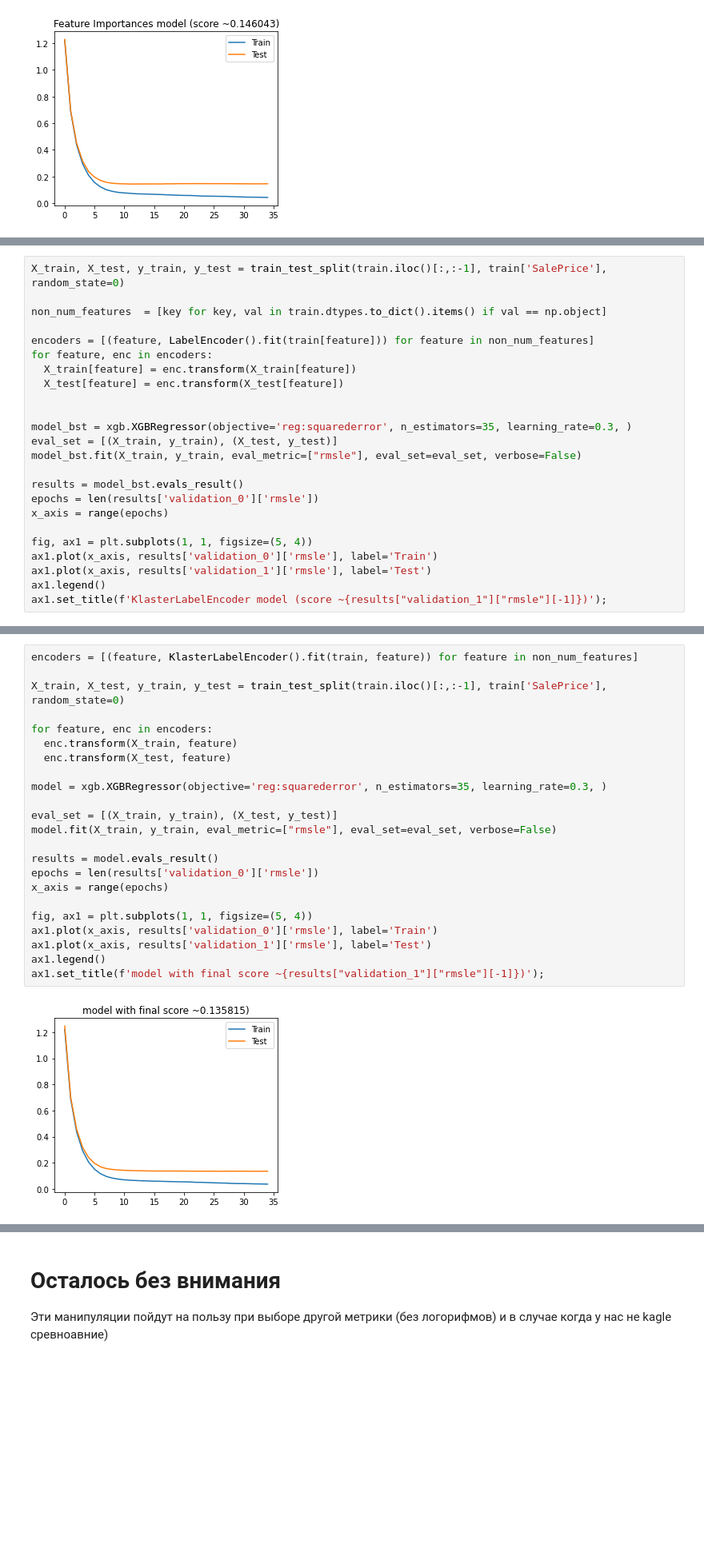
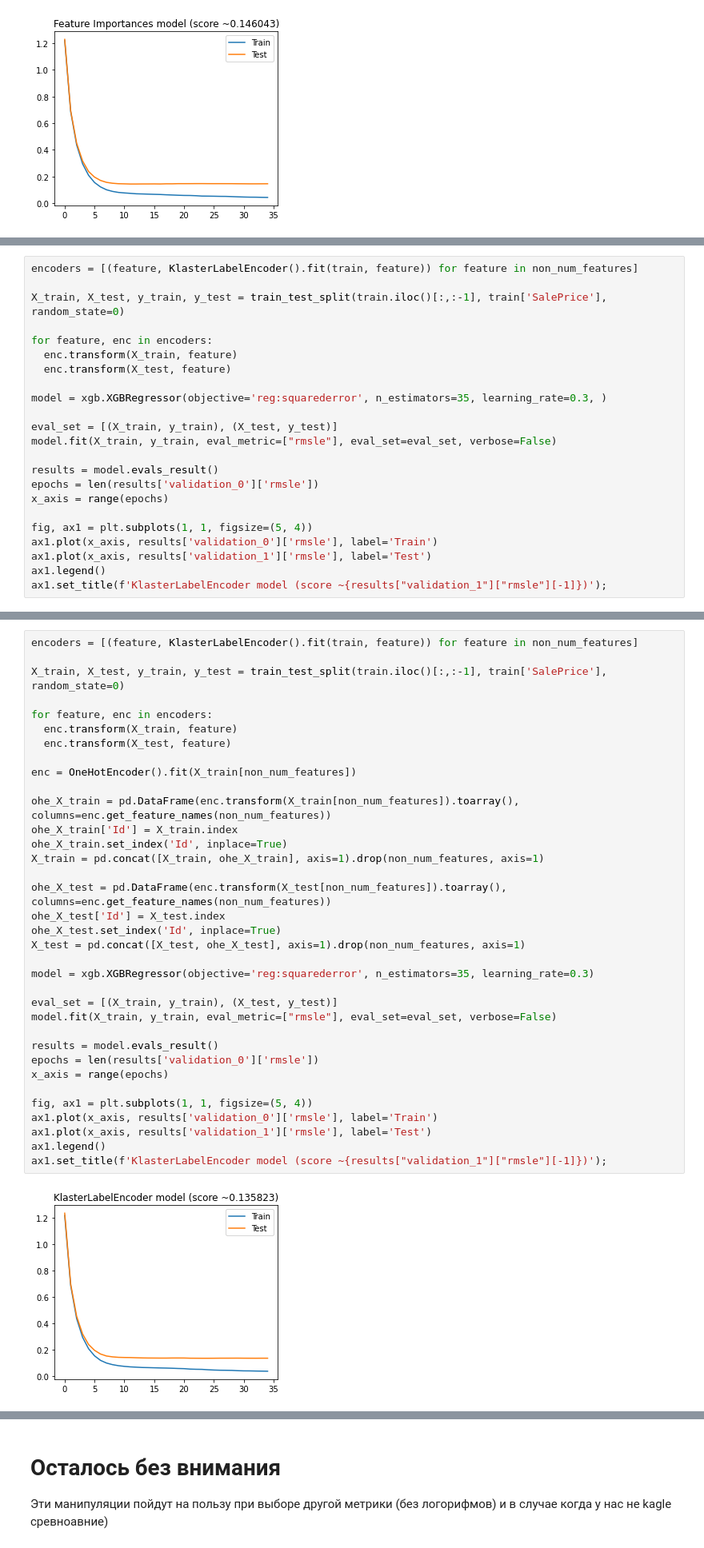
Before and after one commit to kuzminRM/kagle, a Jupyter notebook: house_prices.ipynb, the cells around one changed output, grey strips where cells are left out. Shown: that part at 80% size. Saved outputs shown, nothing was run; the diff lists cells and outputs as text; blank space fills up the shorter version.

Commit message:
Add OneHot encoder in house_prices model

```diff
--- a/house_prices.ipynb
+++ b/house_prices.ipynb
@@ -288,19 +331,18 @@ ax1.set_title(f'Feature Importances model (score ~{results["validation_1"]["rmsl
 # %%
+encoders = [(feature, KlasterLabelEncoder().fit(train, feature)) for feature in non_num_features]
+
 X_train, X_test, y_train, y_test = train_test_split(train.iloc()[:,:-1], train['SalePrice'], random_state=0)
 
-non_num_features  = [key for key, val in train.dtypes.to_dict().items() if val == np.object]
+for feature, enc in encoders:
+  enc.transform(X_train, feature)
+  enc.transform(X_test, feature)
 
-encoders = [(feature, LabelEncoder().fit(train[feature])) for feature in non_num_features]
-for feature, enc in encoders:
-  X_train[feature] = enc.transform(X_train[feature])
-  X_test[feature] = enc.transform(X_test[feature])
+model = xgb.XGBRegressor(objective='reg:squarederror', n_estimators=35, learning_rate=0.3, )
 
+eval_set = [(X_train, y_train), (X_test, y_test)]
+model.fit(X_train, y_train, eval_metric=["rmsle"], eval_set=eval_set, verbose=False)
 
-model_bst = xgb.XGBRegressor(objective='reg:squarederror', n_estimators=35, learning_rate=0.3, )
-eval_set = [(X_train, y_train), (X_test, y_test)]
-model_bst.fit(X_train, y_train, eval_metric=["rmsle"], eval_set=eval_set, verbose=False)
-
-results = model_bst.evals_result()
+results = model.evals_result()
 epochs = len(results['validation_0']['rmsle'])
 x_axis = range(epochs)
 
@@ -318,25 +358,37 @@ Deprecated in NumPy 1.20; for more details and guidance: https://numpy.org/devdo
 # %%
 encoders = [(feature, KlasterLabelEncoder().fit(train, feature)) for feature in non_num_features]
 
 X_train, X_test, y_train, y_test = train_test_split(train.iloc()[:,:-1], train['SalePrice'], random_state=0)
 
 for feature, enc in encoders:
   enc.transform(X_train, feature)
   enc.transform(X_test, feature)
 
-model = xgb.XGBRegressor(objective='reg:squarederror', n_estimators=35, learning_rate=0.3, )
+enc = OneHotEncoder().fit(X_train[non_num_features])
+
+ohe_X_train = pd.DataFrame(enc.transform(X_train[non_num_features]).toarray(), columns=enc.get_feature_names(non_num_features))
+ohe_X_train['Id'] = X_train.index
+ohe_X_train.set_index('Id', inplace=True)
+X_train = pd.concat([X_train, ohe_X_train], axis=1).drop(non_num_features, axis=1)
+
+ohe_X_test = pd.DataFrame(enc.transform(X_test[non_num_features]).toarray(), columns=enc.get_feature_names(non_num_features))
+ohe_X_test['Id'] = X_test.index
+ohe_X_test.set_index('Id', inplace=True)
+X_test = pd.concat([X_test, ohe_X_test], axis=1).drop(non_num_features, axis=1)
+
+model = xgb.XGBRegressor(objective='reg:squarederror', n_estimators=35, learning_rate=0.3)
 
 eval_set = [(X_train, y_train), (X_test, y_test)]
 model.fit(X_train, y_train, eval_metric=["rmsle"], eval_set=eval_set, verbose=False)
 
 results = model.evals_result()
 epochs = len(results['validation_0']['rmsle'])
 x_axis = range(epochs)
 
 fig, ax1 = plt.subplots(1, 1, figsize=(5, 4))
 ax1.plot(x_axis, results['validation_0']['rmsle'], label='Train')
 ax1.plot(x_axis, results['validation_1']['rmsle'], label='Test')
 ax1.legend()
-ax1.set_title(f'model with final score ~{results["validation_1"]["rmsle"][-1]})');
+ax1.set_title(f'KlasterLabelEncoder model (score ~{results["validation_1"]["rmsle"][-1]})');
 # %% [output]
-[figure, old version]
+[figure, new version]
```
Also changed, not shown: parts of 13 cells of this notebook.
